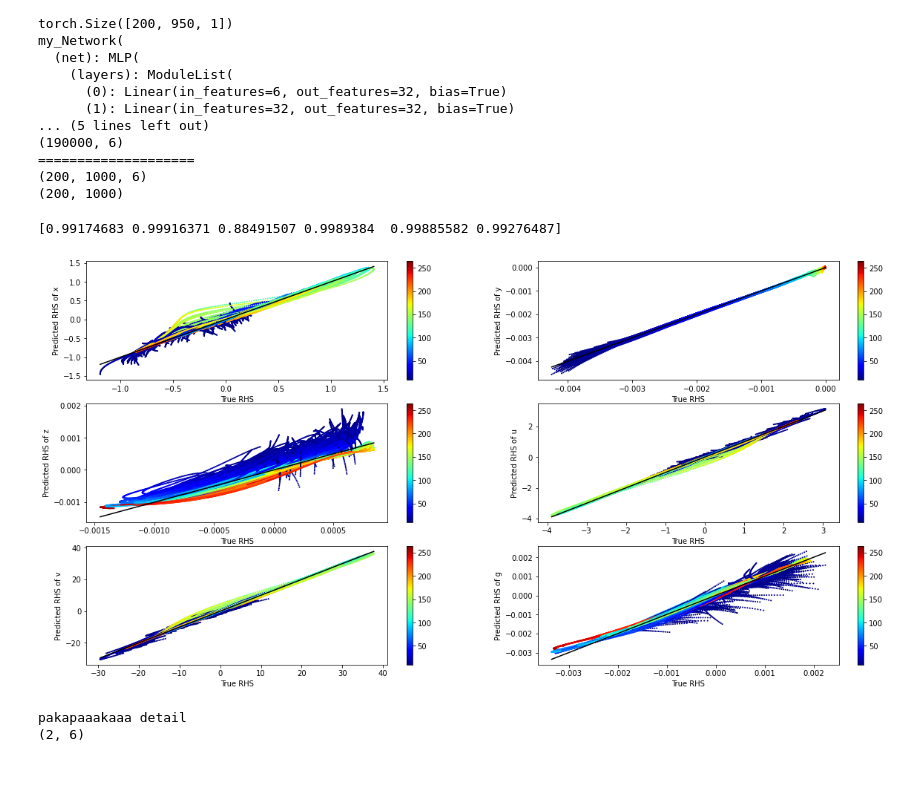
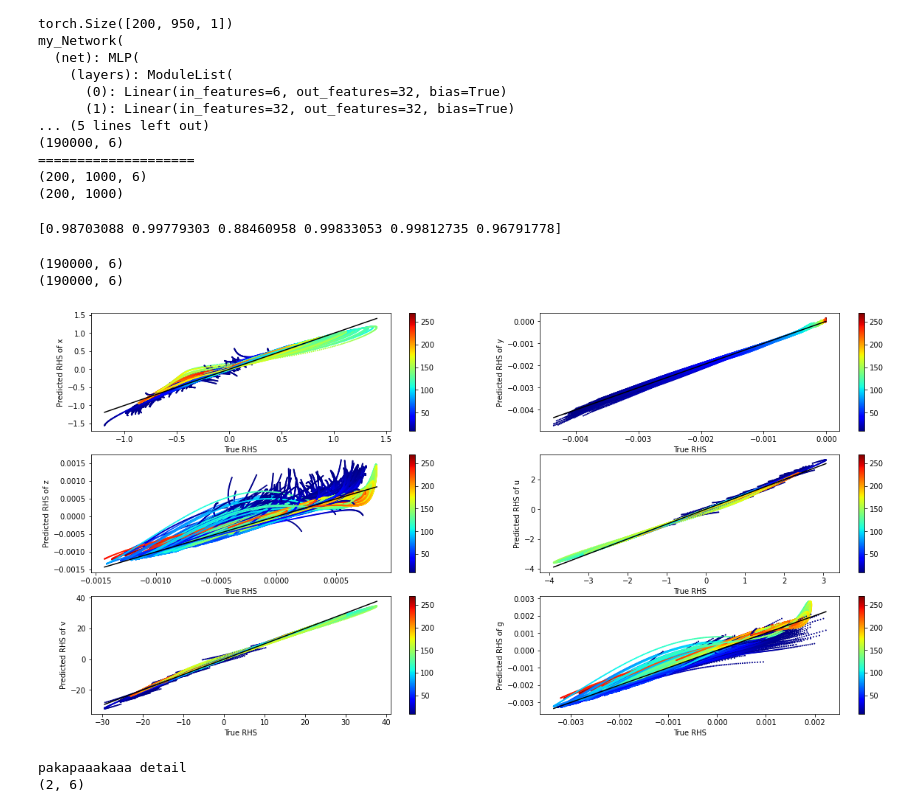
Before and after one commit to saurabhmalani1994/PartialObservations, a Jupyter notebook: Untitled.ipynb, the cells around one changed output. Drawn from its saved outputs; the diff is of its cells as text; code cells hidden in the pictures; blank space fills up the shorter version.

```diff
--- a/Untitled.ipynb
+++ b/Untitled.ipynb
@@ -427,7 +427,7 @@ if config["MODEL"]["BOX"] == 'Grey':
 %cd /home/smalani/PartialObservations
 from BandFModel.datagen import par_fun, ode_fun
 
-t_start = 50
+t_start = 0
 
 # print(data_train[3])
 
@@ -497,26 +497,29 @@ from sklearn.metrics import r2_score
 r2 = r2_score(output, ANN_output, multioutput='raw_values')
 print(r2)
 # %% [output]
-[0.99174683 0.99916371 0.88491507 0.9989384  0.99885582 0.99276487]
+[0.98703088 0.99779303 0.88460958 0.99833053 0.99812735 0.96791778]
 # %%
 print(output.shape)
 print(ANN_output.shape)
+# %% [output]
+(190000, 6)
+(190000, 6)
 # %%
 plt.figure(figsize=(20,10))
 
-colors = pl.cm.jet(np.linspace(0,1,n))
+# colors = pl.cm.jet(np.linspace(0,1,n))
 
 labels = ['x', 'y', 'z', 'u', 'v', 'g']
 for i in range(6):
     plt.subplot(int(str(32) + str(i+1)))
     plt.scatter(output[:,i], ANN_output[:,i], c=time, cmap='jet', s=1)
     plt.plot([np.min(output[:,i]), np.max(output[:,i])],[np.min(output[:,i]), np.max(output[:,i])], 'k-')
     plt.ylabel('Predicted RHS of ' + labels[i])
     plt.xlabel('True RHS')
     plt.colorbar()
 plt.show()
 # %% [output]
-[figure, old version]
+[figure, new version]
 # %%
 from torch.utils.data import DataLoader
 
```
Also changed, not shown: parts of 9 cells of this notebook, 8 other files.
